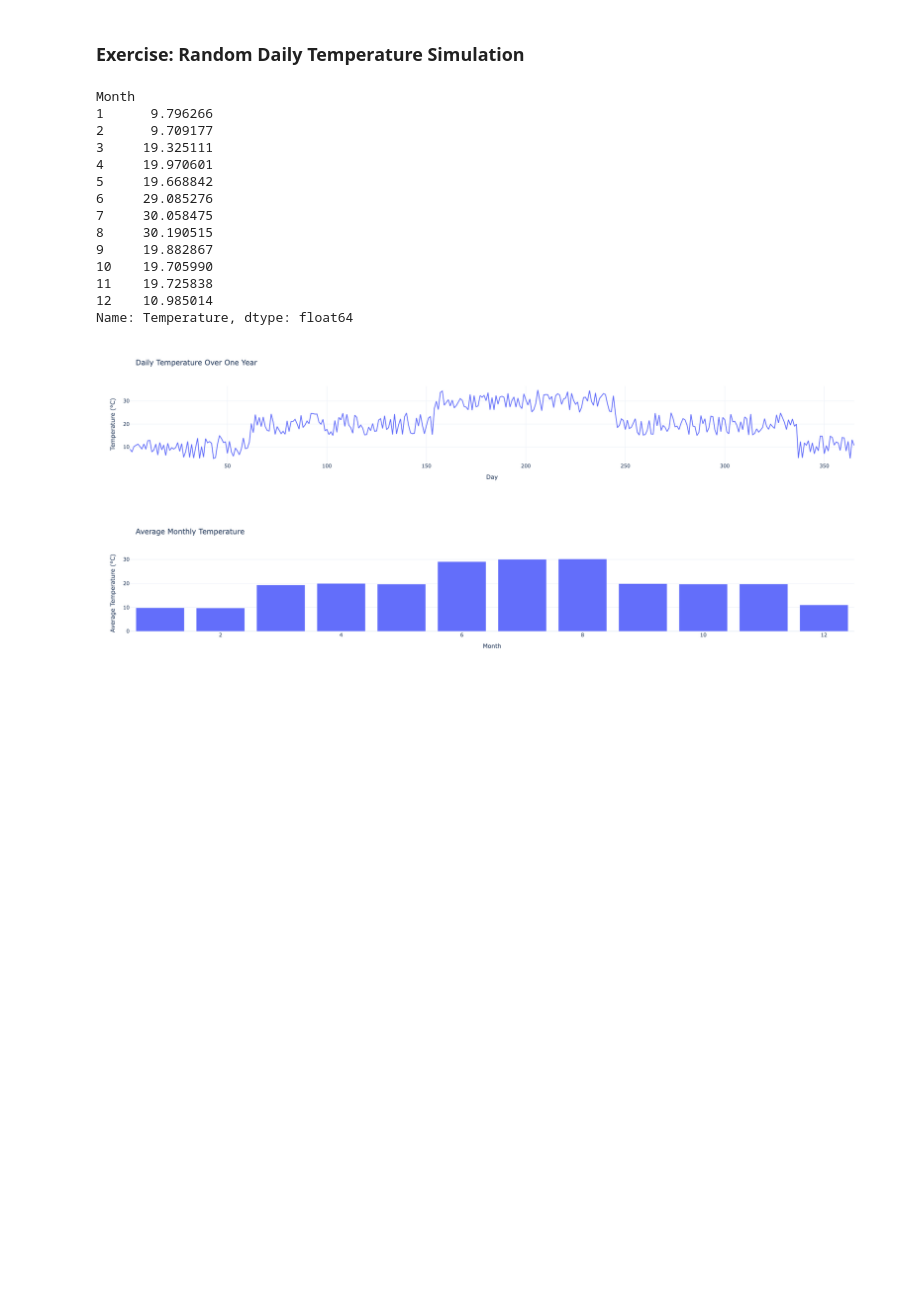
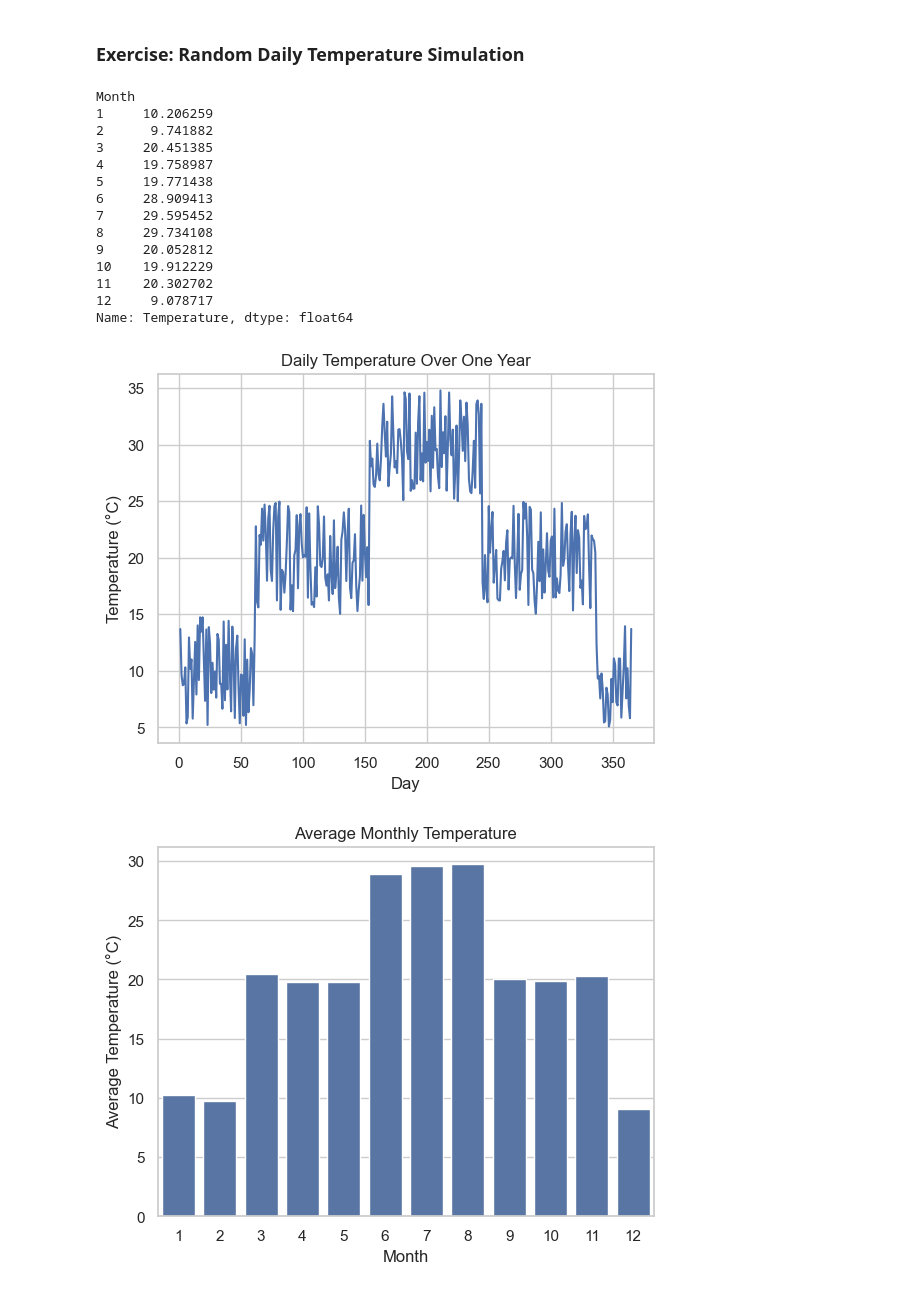
Before and after one commit to uio-bmi/stats_for_cs, a Jupyter notebook: Week_1_PythonIntro/PythonIntro.ipynb, the cells around one changed output. Drawn from its saved outputs; the diff is of its cells as text; code cells hidden in the pictures; blank space fills up the shorter version.

Commit message:
Switch to Seaborn in temp simulations exercise

```diff
--- a/Week_1_PythonIntro/PythonIntro.ipynb
+++ b/Week_1_PythonIntro/PythonIntro.ipynb
@@ -1174,52 +1175,55 @@ def simulate_daily_temperatures(days=365, base_temperature=20):
         if month in [12, 1, 2]:  # Winter months
             avg_temp = base_temperature - 10
         elif month in [6, 7, 8]:  # Summer months
             avg_temp = base_temperature + 10
         else:  # Spring/Autumn months
             avg_temp = base_temperature
 
         # Simulate daily temperature deviation
         daily_temp = avg_temp + random.uniform(-5, 5)
         temperatures.append(daily_temp)
 
     days_range = list(range(1, days + 1))
 
     df = pd.DataFrame({
         'Day': days_range,
         'Temperature': temperatures
     })
 
     return df
 
 df = simulate_daily_temperatures()
 
 df['Month'] = df['Day'].apply(lambda x: int((x // 30.5) + 1))  # Map days to months
 monthly_avg_temp = df.groupby('Month')['Temperature'].mean()
 print(monthly_avg_temp)
 
-fig1 = px.line(df, x='Day', y='Temperature', title='Daily Temperature Over One Year')
-fig1.update_layout(xaxis_title='Day', yaxis_title='Temperature (°C)', template='plotly_white')
+sns.lineplot(data=df, x="Day", y="Temperature")
+plt.title("Daily Temperature Over One Year")
+plt.xlabel("Day")
+plt.ylabel("Temperature (°C)")
+plt.grid(True)
+plt.show()
 
-fig2 = px.bar(monthly_avg_temp, x=monthly_avg_temp.index, y=monthly_avg_temp.values,
-              labels={'x': 'Month', 'y': 'Average Temperature (°C)'},
-              title='Average Monthly Temperature')
-fig2.update_layout(xaxis_title='Month', yaxis_title='Average Temperature (°C)', template='plotly_white')
-fig1.show()
-fig2.show()
+sns.barplot(x=monthly_avg_temp.index, y=monthly_avg_temp.values)
+plt.title("Average Monthly Temperature")
+plt.xlabel("Month")
+plt.ylabel("Average Temperature (°C)")
+plt.show()
 # %% [output]
 Month
-1      9.796266
-2      9.709177
-3     19.325111
-4     19.970601
-5     19.668842
-6     29.085276
-7     30.058475
-8     30.190515
-9     19.882867
-10    19.705990
-11    19.725838
-12    10.985014
+1     10.206259
+2      9.741882
+3     20.451385
+4     19.758987
+5     19.771438
+6     28.909413
+7     29.595452
+8     29.734108
+9     20.052812
+10    19.912229
+11    20.302702
+12     9.078717
 Name: Temperature, dtype: float64
-[figure, old version]
+[figure, new version]
-[figure, old version]
+[figure, new version]
```
Also changed, not shown: parts of 1 cell of this notebook.
